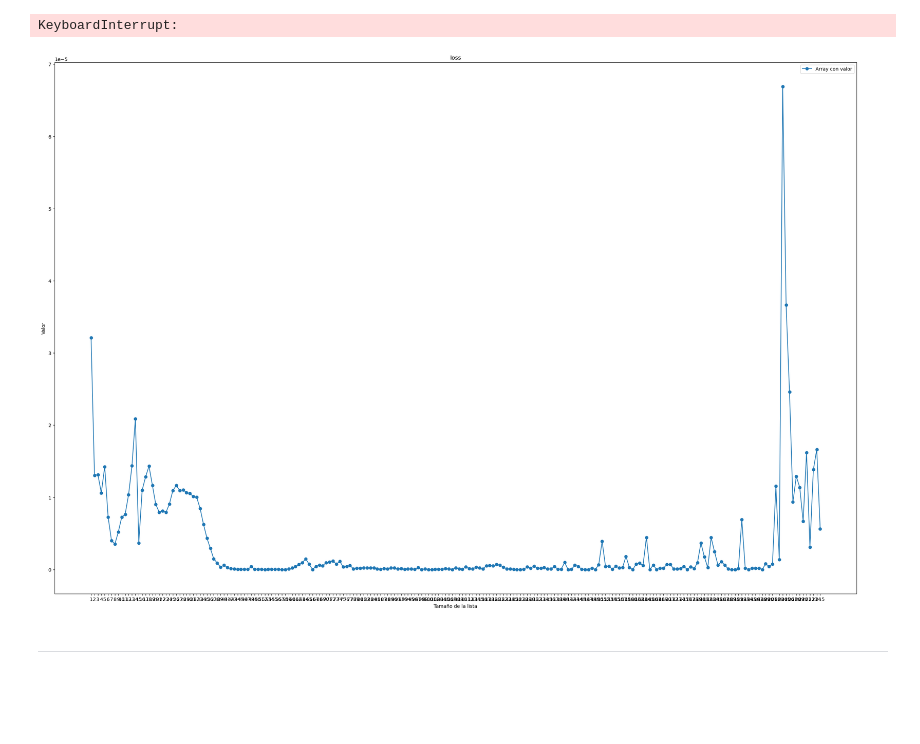
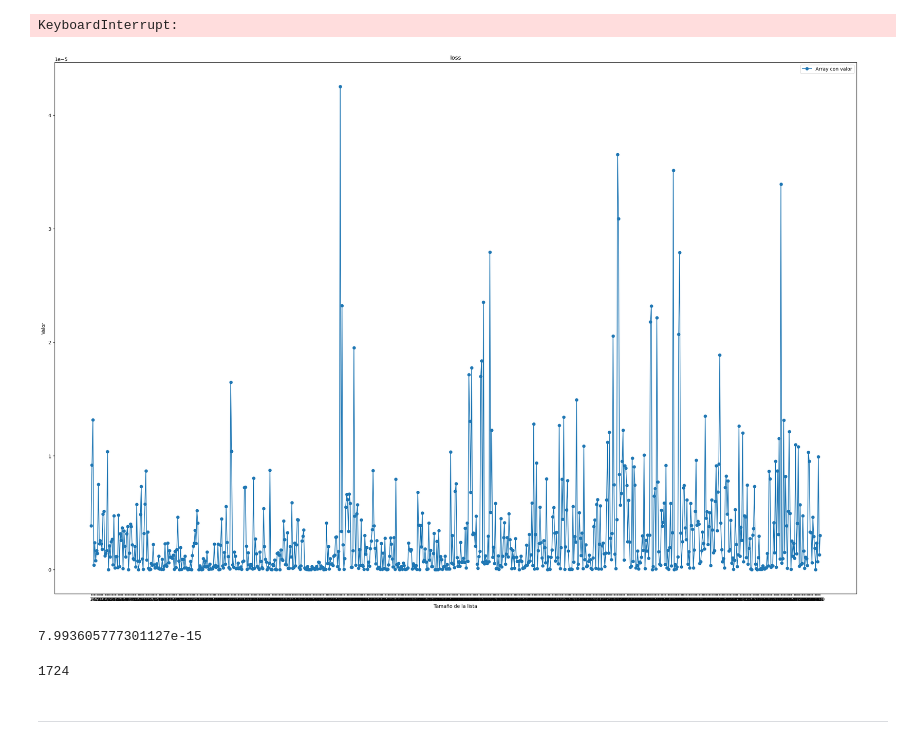
Before and after one commit to Galo0000/Proyectos-en-Python, a Jupyter notebook: Bot cryptos/Crypto/lstm.ipynb, the cells around one changed output. Cells and saved outputs as stored; diff of their text form; code cells hidden in the pictures; blank space fills up the shorter version.

```diff
--- a/Bot cryptos/Crypto/lstm.ipynb
+++ b/Bot cryptos/Crypto/lstm.ipynb
@@ -12,7 +12,7 @@ print("Dispositivo actual:", device)
 Dispositivo actual: cuda
 # %%
 # Cargar datos
-df = pd.read_pickle('./Datasets/df_ETHUSDT_1h.pickle')
+df = pd.read_pickle('./Datasets/df_ETHUSDT_4h.pickle')
 df = df.iloc[59::]
 df.reset_index(drop=True, inplace=True)
 df.head()
@@ -89,7 +89,7 @@ loss_function = nn.MSELoss()
 optimizer = torch.optim.Adam(model.parameters(), lr=0.001)
 
 # Entrenamiento del modelo
-epochs = 500
+epochs =
 lista_loss = []
 for i in range(epochs):
     for seq, labels in zip(train_sequences, train_target):
@@ -141,27 +141,29 @@ Epoch 213, loss: 1.6609921658528037e-05
 Epoch 214, loss: 5.649436843668809e-06
 KeyboardInterrupt:
 # %%
+temp_lista_loss = lista_loss[1000:1800]
+
 # Crear una lista de índices para representar el tamaño de la lista
-indices = list(range(1, len(lista_loss) + 1))
+indices = list(range(1, len(temp_lista_loss) + 1))
 
 # Establecer el tamaño de la figura
 plt.figure(figsize=(30, 20))  # Ancho: 10 pulgadas, Alto: 6 pulgadas
 
 # Trazar el gráfico
-plt.plot(indices, lista_loss, 'o-', label='Array con valor')
+plt.plot(indices, temp_lista_loss, 'o-', label='Array con valor')
 
 # Etiquetas y título
 plt.xlabel('Tamaño de la lista')
 plt.ylabel('Valor')
 plt.title('loss')
 
 # Mostrar leyenda
 plt.legend()
 
 # Establecer la escala del eje x para que sea de 1 en 1
 plt.xticks(indices)
 
 # Mostrar el gráfico
 plt.show()
 # %% [output]
-[figure, old version]
+[figure, new version]
@@ -175,3 +170,11 @@ model = LSTM(input_size=9, hidden_layer_size=100, output_size=1).to(device)
+# %%
+min(lista_loss)
+# %% [output]
+7.993605777301127e-15
+# %%
+lista_loss.index(min(lista_loss))
+# %% [output]
+1724
 # %% [markdown]
 ***
 # %% [markdown]
```
Also changed, not shown: parts of 3 cells of this notebook.
